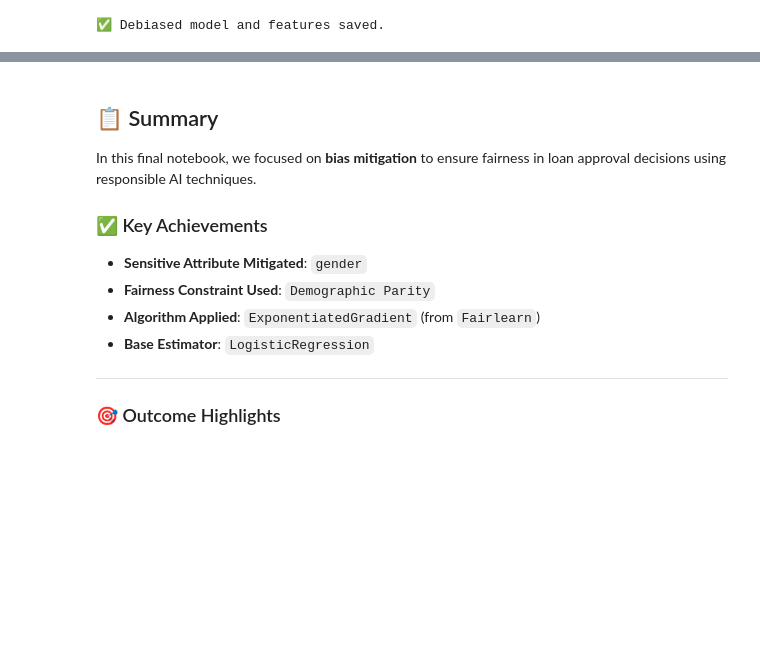
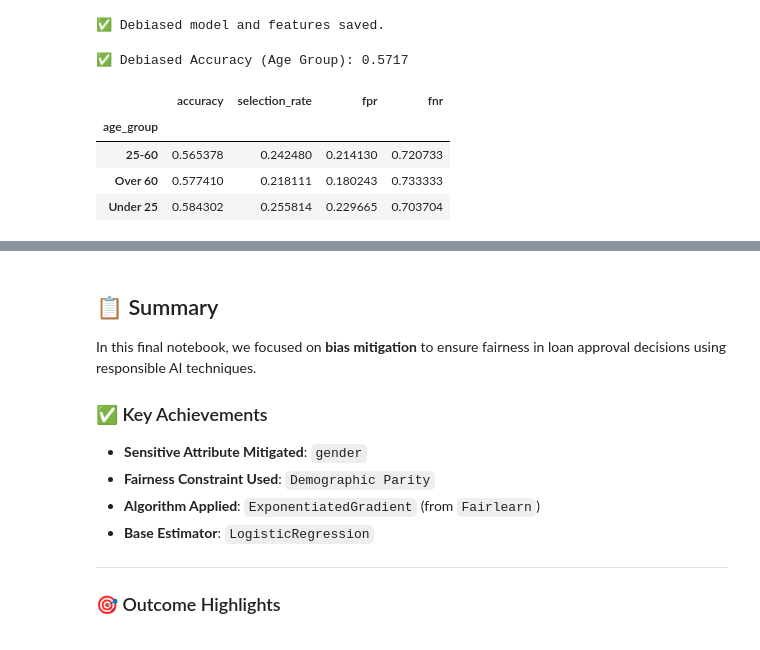
Before and after one commit to RajatShinde3/FairLoans, a Jupyter notebook: notebooks/03_mitigate.ipynb, the cells around one changed output, grey strips where cells are left out. Saved outputs shown, nothing was run; the diff lists cells and outputs as text; code cells hidden in the pictures; blank space fills up the shorter version.

```diff
--- a/notebooks/03_mitigate.ipynb
+++ b/notebooks/03_mitigate.ipynb
@@ -140,3 +149,38 @@ joblib.dump(list(X.columns), "results/debiased_model_features.pkl")
 print("✅ Debiased model and features saved.")
 # %% [output]
 ✅ Debiased model and features saved.
+# %%
+# Mitigate for age_group
+sensitive_attr_age = df.loc[X_train.index, "age_group"]
+
+mitigator_age = ExponentiatedGradient(
+    estimator=LogisticRegression(solver="liblinear"),
+    constraints=DemographicParity()
+)
+mitigator_age.fit(X_train, y_train, sensitive_features=sensitive_attr_age)
+y_pred_age_fair = mitigator_age.predict(X_test)
+
+acc_age_fair = accuracy_score(y_test, y_pred_age_fair)
+print(f"✅ Debiased Accuracy (Age Group): {acc_age_fair:.4f}")
+
+df_test["y_pred_age_fair"] = y_pred_age_fair
+
+mf_age_fair = MetricFrame(
+    metrics={
+        "accuracy": accuracy_score,
+        "selection_rate": selection_rate,
+        "fpr": false_positive_rate,
+        "fnr": false_negative_rate
+    },
+    y_true=df_test["y_true"],
+    y_pred=df_test["y_pred_age_fair"],
+    sensitive_features=df_test["age_group"]
+)
+display(mf_age_fair.by_group)
+# %% [output]
+✅ Debiased Accuracy (Age Group): 0.5717
+|  | accuracy | selection_rate | fpr | fnr |
+| age_group |  |  |  |  |
+| 25-60 | 0.565378 | 0.242480 | 0.214130 | 0.720733 |
+| Over 60 | 0.577410 | 0.218111 | 0.180243 | 0.733333 |
+| Under 25 | 0.584302 | 0.255814 | 0.229665 | 0.703704 |
```
Also changed, not shown: parts of 6 cells of this notebook, 4 other files.
